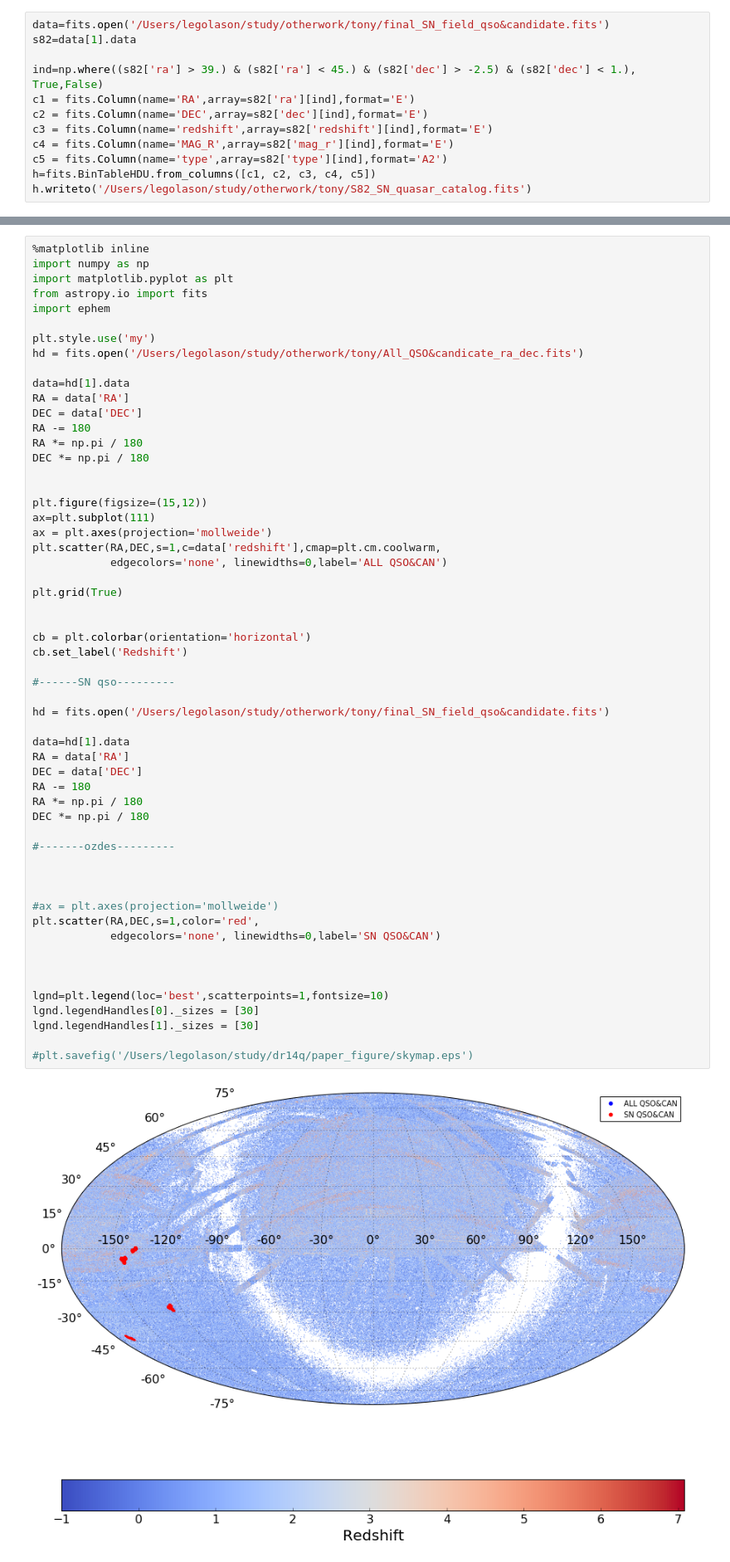
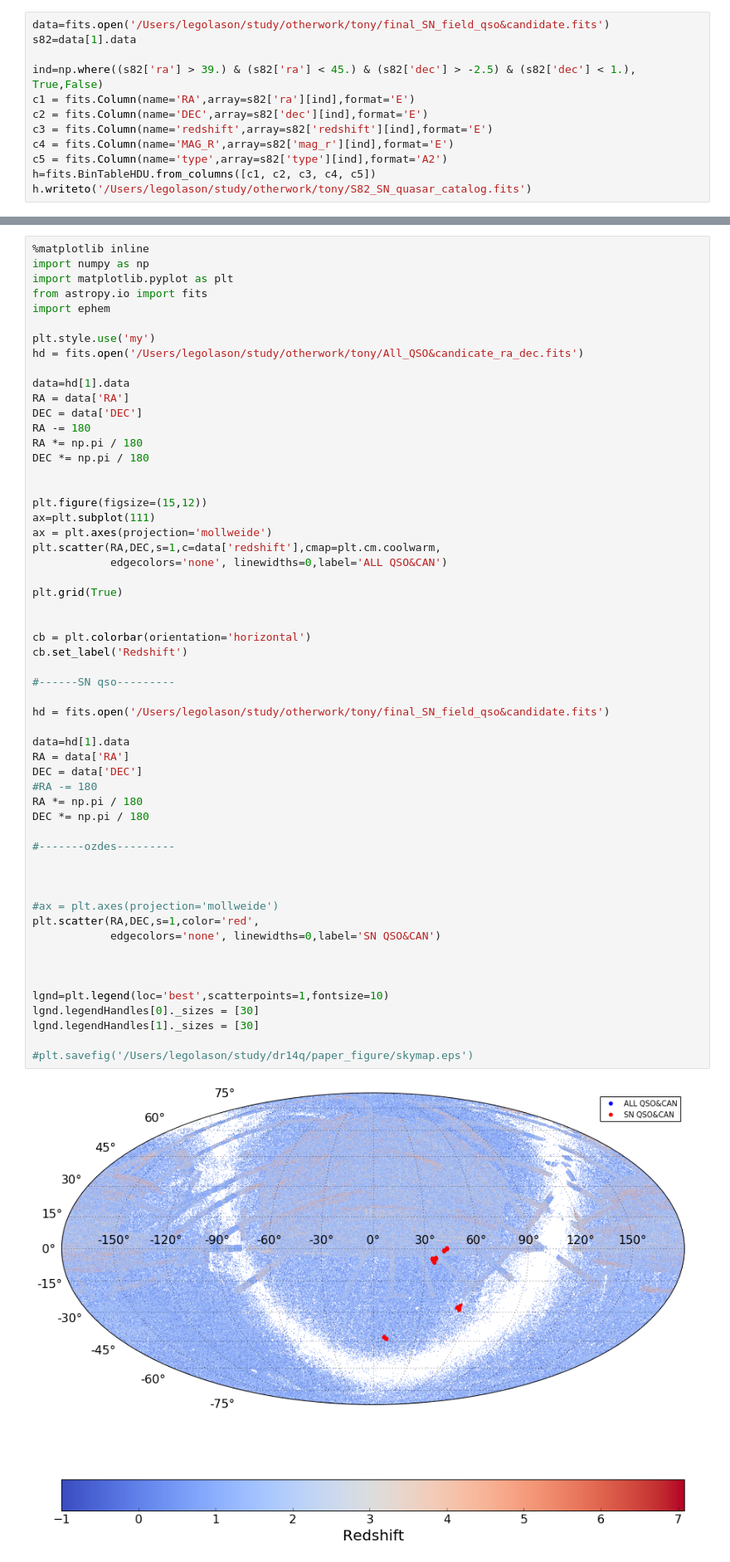
Before and after one commit to legolason/DES_SN_Field_quasar_candidate, a Jupyter notebook: sn_filed.ipynb, the cells around one changed output, grey strips where cells are left out. Shown at 83% size. Drawn from its saved outputs; the diff is of its cells as text.

```diff
--- a/sn_filed.ipynb
+++ b/sn_filed.ipynb
@@ -259,35 +259,35 @@ plt.grid(True)
 
 cb = plt.colorbar(orientation='horizontal')
 cb.set_label('Redshift')
 
 #------SN qso---------
 
 hd = fits.open('/Users/legolason/study/otherwork/tony/final_SN_field_qso&candidate.fits')
 
 data=hd[1].data
 RA = data['RA']
 DEC = data['DEC']
-RA -= 180
+#RA -= 180
 RA *= np.pi / 180
 DEC *= np.pi / 180
 
 #-------ozdes---------
 
 
 
 #ax = plt.axes(projection='mollweide')
 plt.scatter(RA,DEC,s=1,color='red',
             edgecolors='none', linewidths=0,label='SN QSO&CAN')
 
 
 
 lgnd=plt.legend(loc='best',scatterpoints=1,fontsize=10)
 lgnd.legendHandles[0]._sizes = [30]
 lgnd.legendHandles[1]._sizes = [30]
 
 #plt.savefig('/Users/legolason/study/dr14q/paper_figure/skymap.eps')
 # %% [output]
-[figure, old version]
+[figure, new version]
 # %%
 %matplotlib inline
 import numpy as np
```
Also changed, not shown: parts of 1 cell of this notebook.
